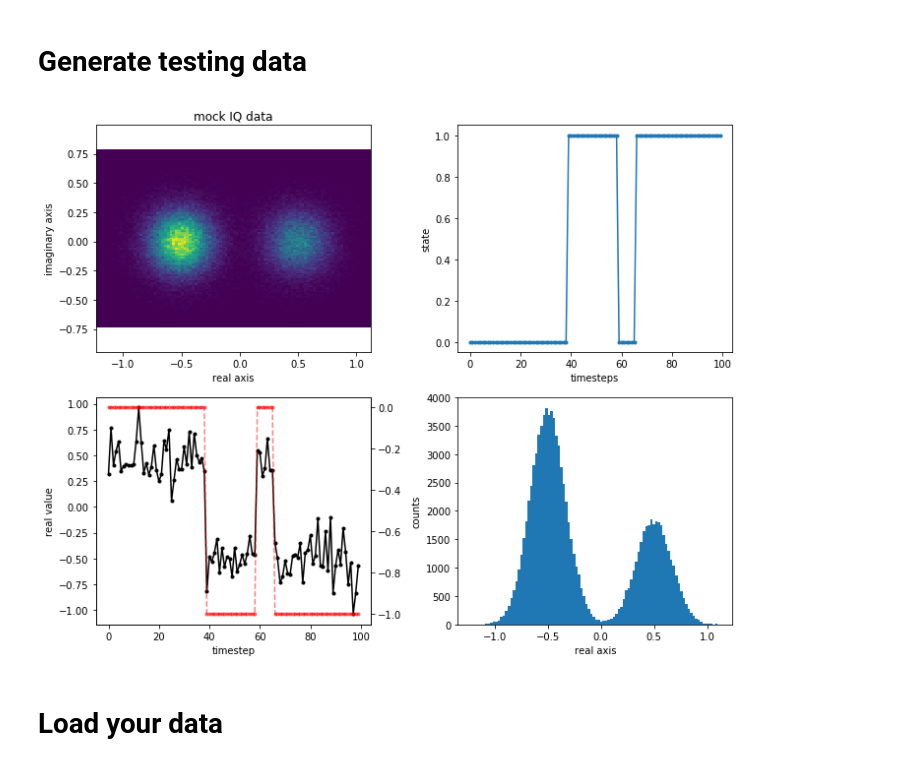
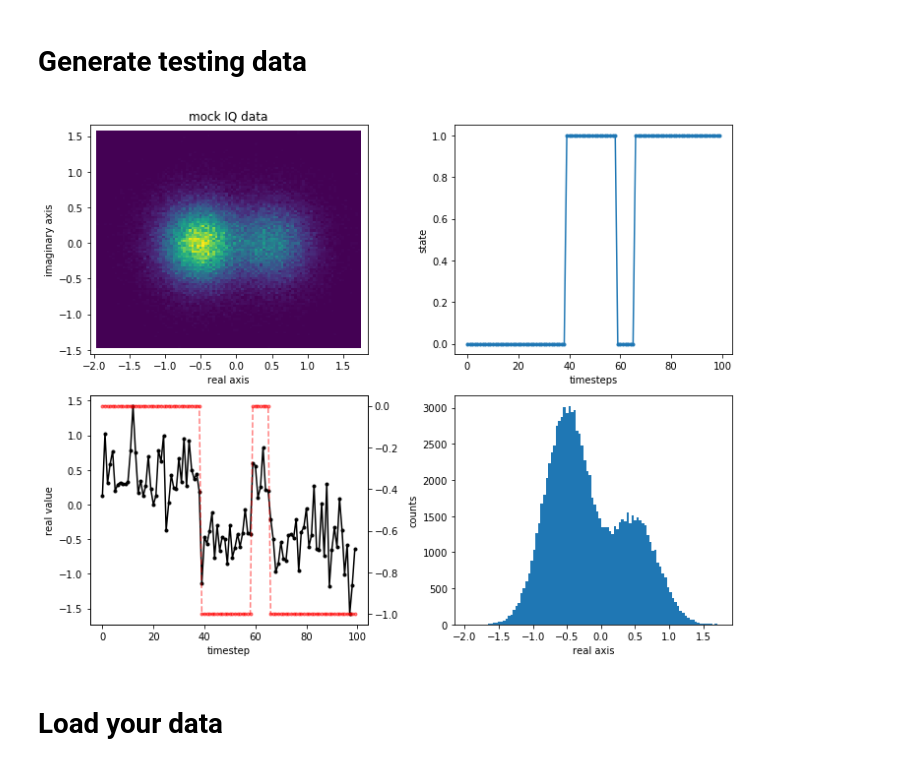
Before and after one commit to lukassplitthoff/cqed, a Jupyter notebook: templates/QuantumJumps_analysis.ipynb, the cells around one changed output. Drawn from its saved outputs; the diff is of its cells as text; code cells hidden in the pictures.

```diff
--- a/templates/QuantumJumps_analysis.ipynb
+++ b/templates/QuantumJumps_analysis.ipynb
@@ -28,7 +31,7 @@ def test_data(n_samples, snr, startprob, transition_mtrx, means):
     return X, Z
 # %%
 n_samples = 1e5
-snr = 6. # defined as distance between means divided by variance, assuming the distance is 1.
+snr = 3. # defined as distance between means divided by variance, assuming the distance is 1.
 dt = 2e-6
 
 startprob = np.array([0.5, 0.5,])
@@ -36,34 +39,34 @@ startprob = np.array([0.5, 0.5,])
 transition_mtrx = np.array([[0.96, 0.04],
                             [0.02, 0.98]])
 #blob means
 means = np.array([[0.5, 0.0],
                   [-0.5, 0.0]])
 
 X, Z = test_data(n_samples, snr, startprob, transition_mtrx, means)
 
 fig, ax = plt.subplots(2, 2, figsize=(10,8))
 ax[0,0].hist2d(X[:,0], X[:,1], bins=100)
 ax[0,0].axis('equal')
 ax[0,0].set_xlabel('real axis')
 ax[0,0].set_ylabel('imaginary axis')
 ax[0,0].set_title('mock IQ data')
 
 ax[0,1].plot(Z[:100], '.-')
 ax[0,1].set_xlabel('timesteps')
 ax[0,1].set_ylabel('state')
 
 ax[1,0].plot(X[:100,0], 'k.-')
 axz = ax[1,0].twinx()
 axz.plot(-1.*Z[:100], 'r.--', alpha=0.5)
 ax[1,0].set_xlabel('timestep')
 ax[1,0].set_ylabel('real value')
 
 hist = ax[1,1].hist(X[:,0], bins=100)
 ax[1,1].set_xlabel('real axis')
 ax[1,1].set_ylabel('counts')
 fig.tight_layout()
 # %% [output]
-[figure, old version]
+[figure, new version]
 # %%
 rw = X[:,0] + 1.j*X[:,1]
 rw_arr = np.array([ X[:,0], X[:,0], X[:,0], X[:,0], X[:,0], X[:,0], X[:,0]]) + 1.j*np.array([
```
Also changed, not shown: parts of 14 cells of this notebook.
